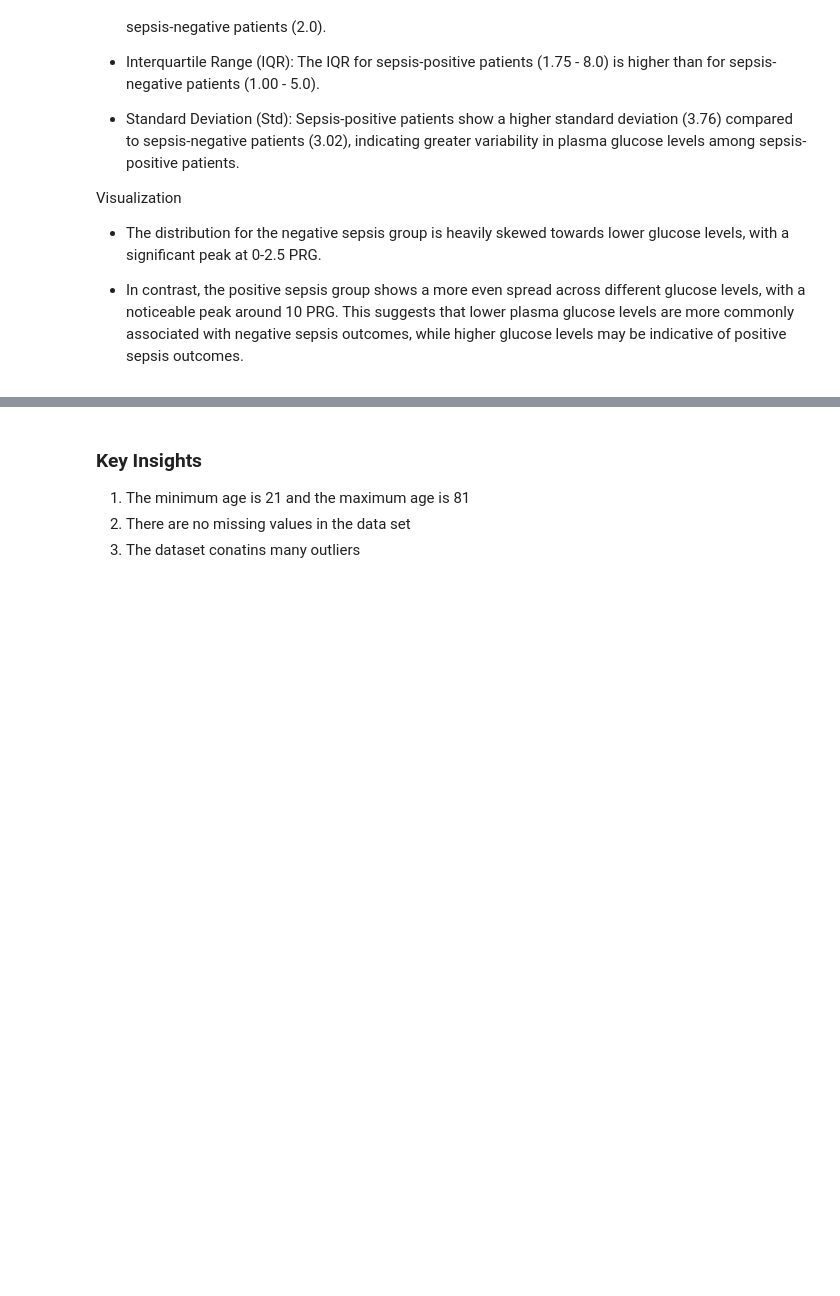
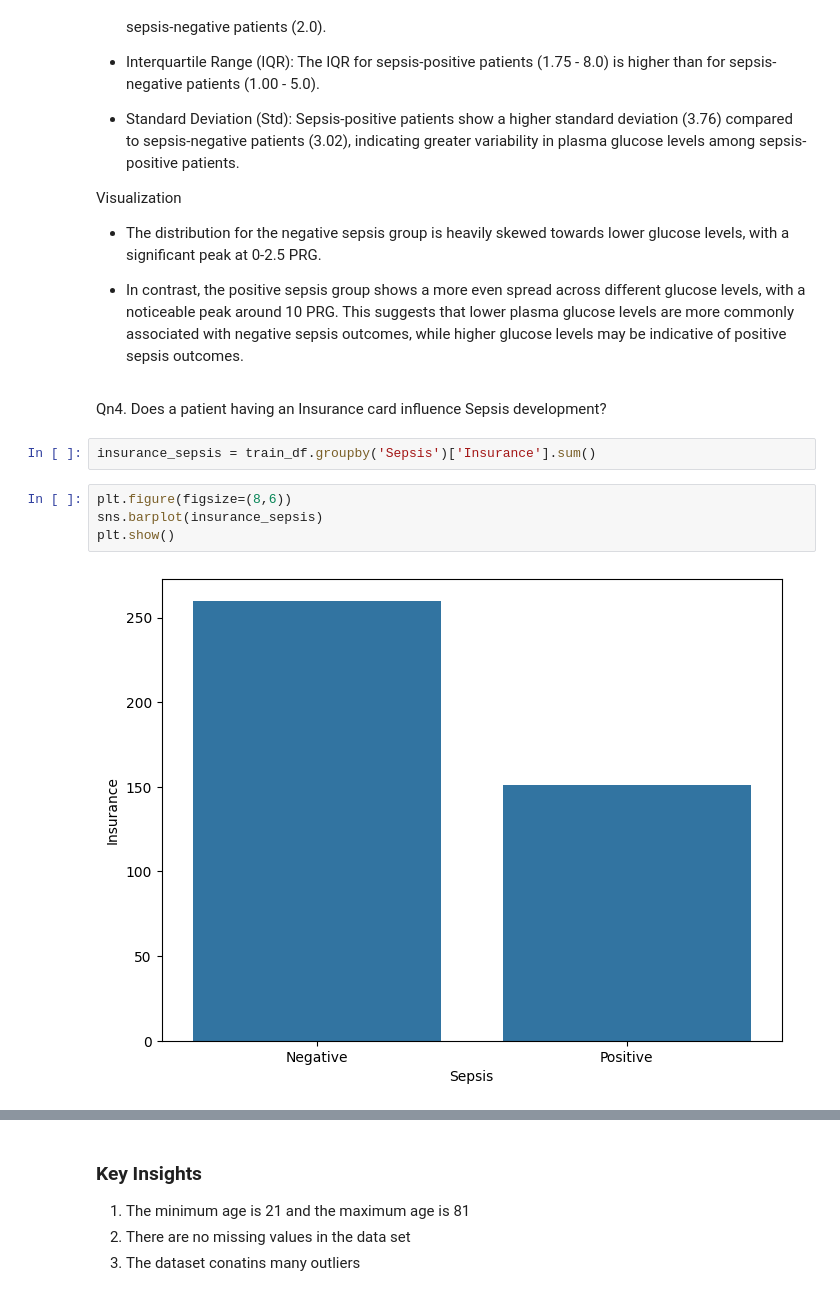
Before and after one commit to valiantezabuku/Building-Machine-Learning-API-s-with-FastAPI-Collabo, a Jupyter notebook: dev/Notebooks/API.ipynb, the cells around one changed output, grey strips where cells are left out. Drawn from its saved outputs; the diff is of its cells as text; blank space fills up the shorter version.

```diff
--- a/dev/Notebooks/API.ipynb
+++ b/dev/Notebooks/API.ipynb
@@ -460,3 +464,13 @@ Visualization
 - The distribution for the negative sepsis group is heavily skewed towards lower glucose levels, with a significant peak at 0-2.5 PRG.
 
 - In contrast, the positive sepsis group shows a more even spread across different glucose levels, with a noticeable peak around 10 PRG. This suggests that lower plasma glucose levels are more commonly associated with negative sepsis outcomes, while higher glucose levels may be indicative of positive sepsis outcomes.
+# %% [markdown]
+Qn4. Does a patient having an Insurance card influence Sepsis development?
+# %%
+insurance_sepsis = train_df.groupby('Sepsis')['Insurance'].sum()
+# %%
+plt.figure(figsize=(8,6))
+sns.barplot(insurance_sepsis)
+plt.show()
+# %% [output]
+[figure, added]
```
Also changed, not shown: parts of 5 cells of this notebook, 5 other files.
